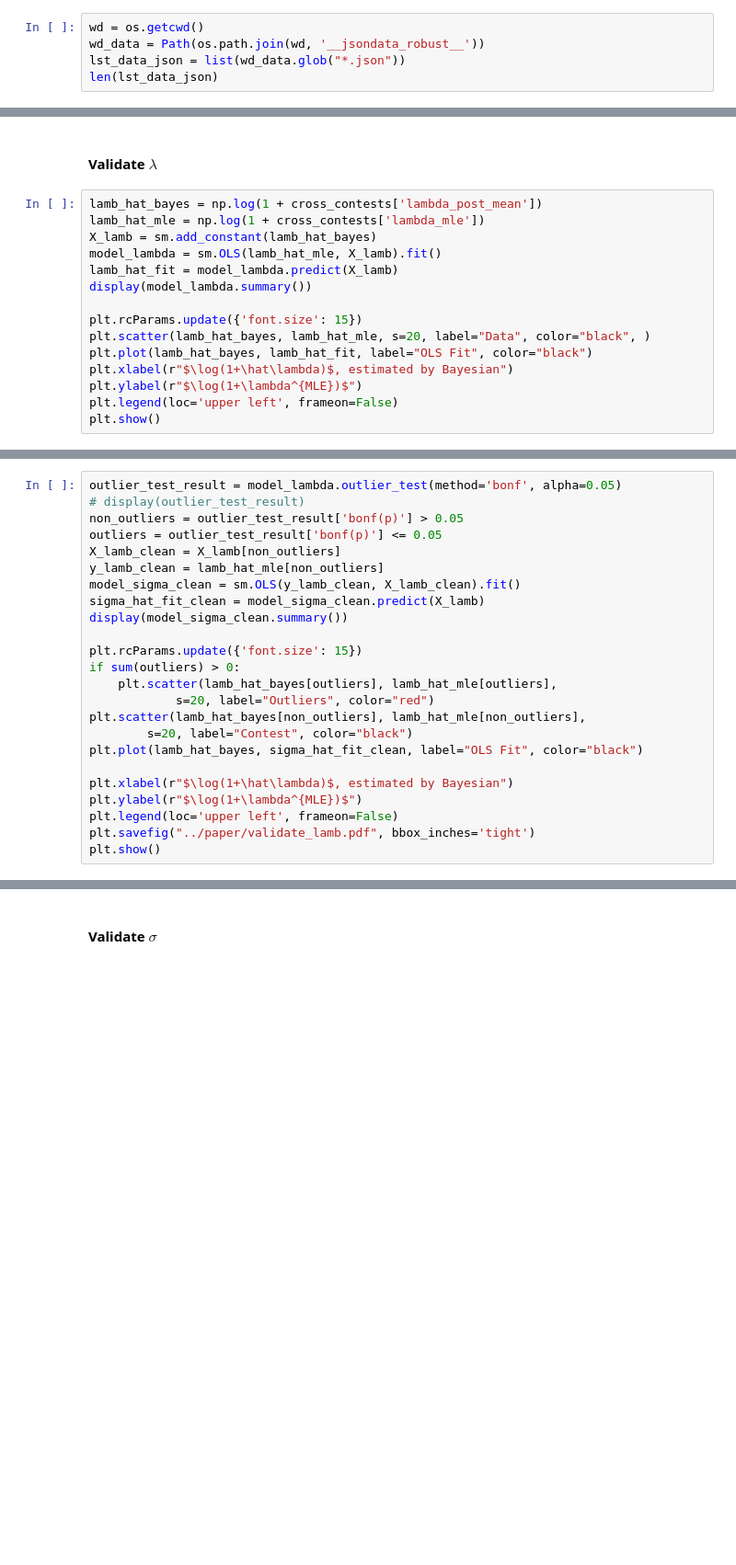
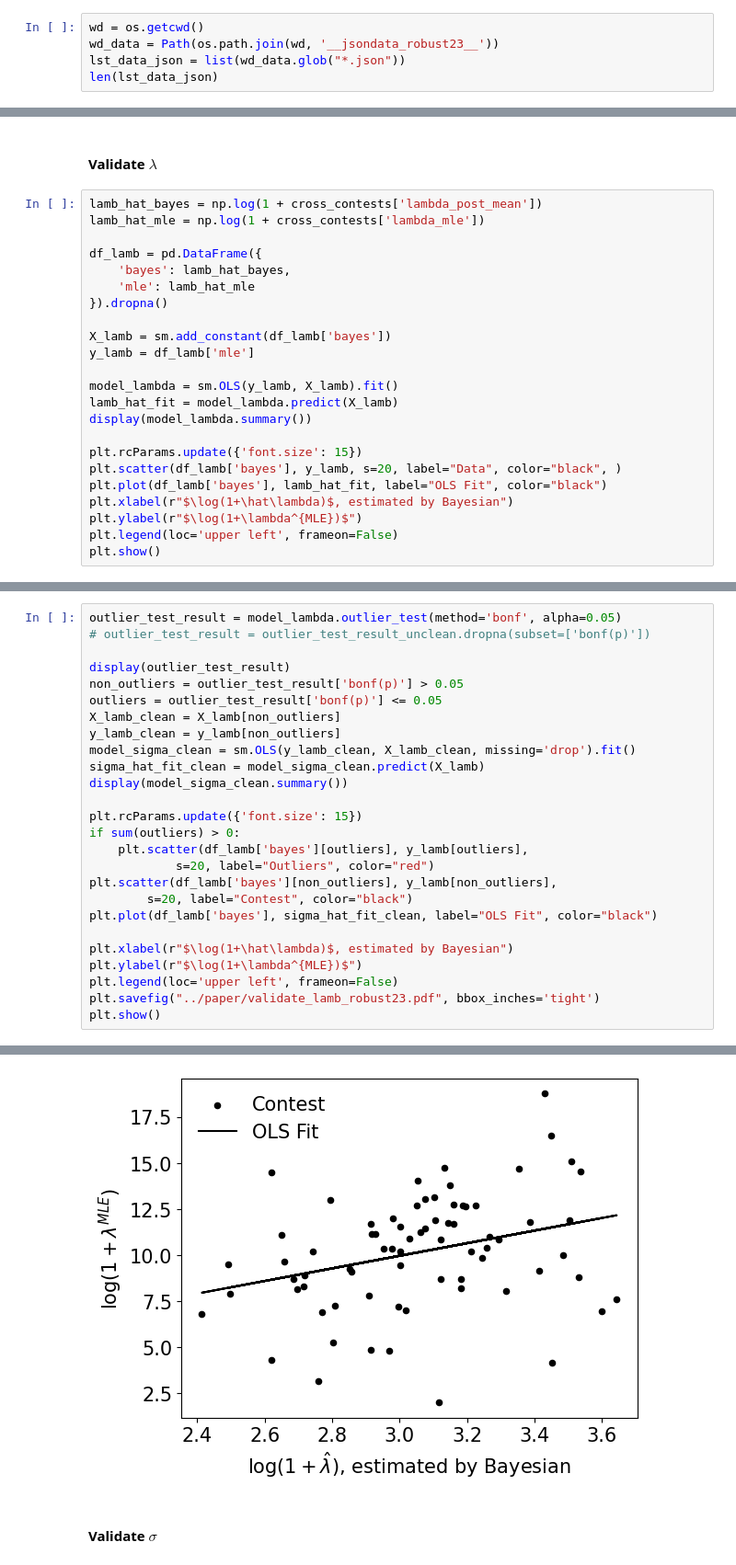
Before and after one commit to zhuanglinsheng/kaggle-contest-design, a Jupyter notebook: metakaggle/_validate_robustness.ipynb, the cells around one changed output, grey strips where cells are left out. Shown at 92% size. Cells and saved outputs as stored; diff of their text form; blank space fills up the shorter version.

Commit message:
add-robustness-of-2-3

```diff
--- a/metakaggle/_validate_robustness.ipynb
+++ b/metakaggle/_validate_robustness.ipynb
@@ -30,6 +30,6 @@ list_percentage_leaderboard = [
 ]
 # %%
 wd = os.getcwd()
-wd_data = Path(os.path.join(wd, '__jsondata_robust__'))
+wd_data = Path(os.path.join(wd, '__jsondata_robust23__'))
 lst_data_json = list(wd_data.glob("*.json"))
 len(lst_data_json)
@@ -300,14 +328,22 @@ _ = plot_ts_events(time_grids, ts={
 # %%
 lamb_hat_bayes = np.log(1 + cross_contests['lambda_post_mean'])
 lamb_hat_mle = np.log(1 + cross_contests['lambda_mle'])
-X_lamb = sm.add_constant(lamb_hat_bayes)
-model_lambda = sm.OLS(lamb_hat_mle, X_lamb).fit()
+
+df_lamb = pd.DataFrame({
+	'bayes': lamb_hat_bayes,
+	'mle': lamb_hat_mle
+}).dropna()
+
+X_lamb = sm.add_constant(df_lamb['bayes'])
+y_lamb = df_lamb['mle']
+
+model_lambda = sm.OLS(y_lamb, X_lamb).fit()
 lamb_hat_fit = model_lambda.predict(X_lamb)
 display(model_lambda.summary())
 
 plt.rcParams.update({'font.size': 15})
-plt.scatter(lamb_hat_bayes, lamb_hat_mle, s=20, label="Data", color="black", )
-plt.plot(lamb_hat_bayes, lamb_hat_fit, label="OLS Fit", color="black")
+plt.scatter(df_lamb['bayes'], y_lamb, s=20, label="Data", color="black", )
+plt.plot(df_lamb['bayes'], lamb_hat_fit, label="OLS Fit", color="black")
 plt.xlabel(r"$\log(1+\hat\lambda)$, estimated by Bayesian")
 plt.ylabel(r"$\log(1+\lambda^{MLE})$")
 plt.legend(loc='upper left', frameon=False)
@@ -315,24 +372,27 @@ plt.show()
 # %%
 outlier_test_result = model_lambda.outlier_test(method='bonf', alpha=0.05)
-# display(outlier_test_result)
+# outlier_test_result = outlier_test_result_unclean.dropna(subset=['bonf(p)'])
+
+display(outlier_test_result)
 non_outliers = outlier_test_result['bonf(p)'] > 0.05
 outliers = outlier_test_result['bonf(p)'] <= 0.05
 X_lamb_clean = X_lamb[non_outliers]
-y_lamb_clean = lamb_hat_mle[non_outliers]
-model_sigma_clean = sm.OLS(y_lamb_clean, X_lamb_clean).fit()
+y_lamb_clean = y_lamb[non_outliers]
+model_sigma_clean = sm.OLS(y_lamb_clean, X_lamb_clean, missing='drop').fit()
 sigma_hat_fit_clean = model_sigma_clean.predict(X_lamb)
 display(model_sigma_clean.summary())
 
 plt.rcParams.update({'font.size': 15})
 if sum(outliers) > 0:
-	plt.scatter(lamb_hat_bayes[outliers], lamb_hat_mle[outliers],
+	plt.scatter(df_lamb['bayes'][outliers], y_lamb[outliers],
 			s=20, label="Outliers", color="red")
-plt.scatter(lamb_hat_bayes[non_outliers], lamb_hat_mle[non_outliers],
+plt.scatter(df_lamb['bayes'][non_outliers], y_lamb[non_outliers],
 		s=20, label="Contest", color="black")
-plt.plot(lamb_hat_bayes, sigma_hat_fit_clean, label="OLS Fit", color="black")
+plt.plot(df_lamb['bayes'], sigma_hat_fit_clean, label="OLS Fit", color="black")
 
 plt.xlabel(r"$\log(1+\hat\lambda)$, estimated by Bayesian")
 plt.ylabel(r"$\log(1+\lambda^{MLE})$")
 plt.legend(loc='upper left', frameon=False)
-plt.savefig("../paper/validate_lamb.pdf", bbox_inches='tight')
+plt.savefig("../paper/validate_lamb_robust23.pdf", bbox_inches='tight')
 plt.show()
+# %% [output]
@@ -339,3 +431,4 @@ plt.show()
+[figure, added]
 # %% [markdown]
 #### Validate $\sigma$
 # %%
```
Also changed, not shown: parts of 12 cells of this notebook, 5 other files.
